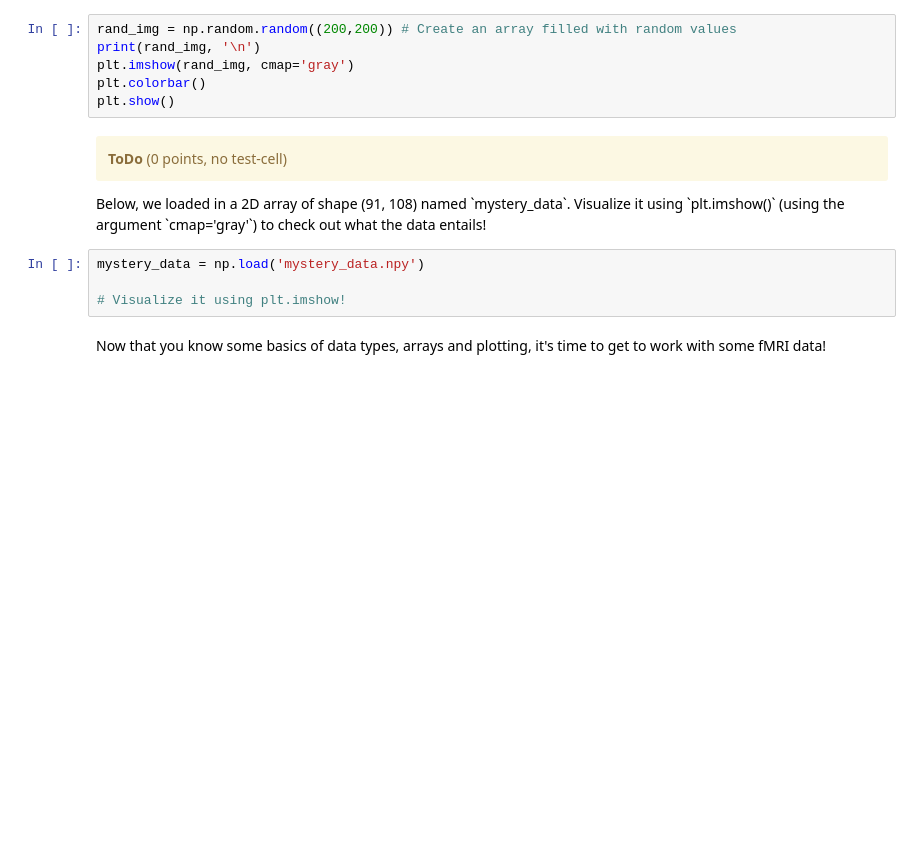
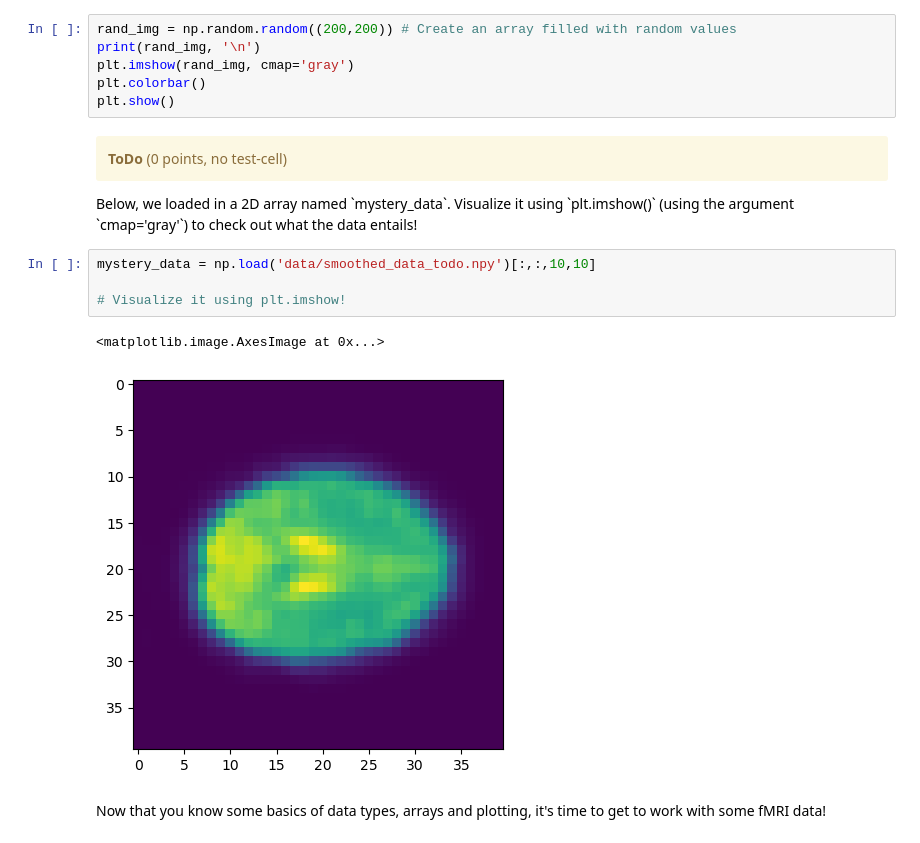
Before and after one commit to tknapen/python_workshop-Basel, a Jupyter notebook: notebooks/4-matplotlib_MRI.ipynb, the cells around one changed output. Saved outputs shown, nothing was run; the diff lists cells and outputs as text; blank space fills up the shorter version.

Commit message:
updated mystery_data

```diff
--- a/notebooks/4-matplotlib_MRI.ipynb
+++ b/notebooks/4-matplotlib_MRI.ipynb
@@ -164,11 +164,14 @@ plt.show()
 <div class='alert alert-warning'>
 <b>ToDo</b> (0 points, no test-cell)
 </div>
-Below, we loaded in a 2D array of shape (91, 108) named `mystery_data`. Visualize it using `plt.imshow()` (using the argument `cmap='gray'`) to check out what the data entails!
+Below, we loaded in a 2D array named `mystery_data`. Visualize it using `plt.imshow()` (using the argument `cmap='gray'`) to check out what the data entails!
 # %%
-mystery_data = np.load('mystery_data.npy')
+mystery_data = np.load('data/smoothed_data_todo.npy')[:,:,10,10]
 
 # Visualize it using plt.imshow!
+# %% [output]
+<matplotlib.image.AxesImage at 0x...>
+[figure, added]
 # %% [markdown]
 Now that you know some basics of data types, arrays and plotting, it's time to get to work with some fMRI data!
 # %% [markdown]
```
